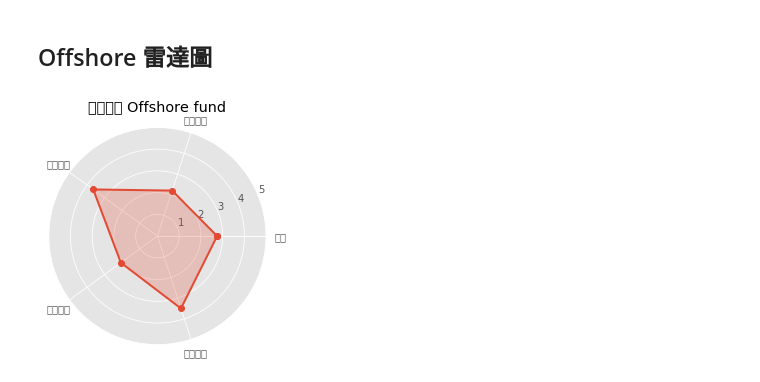
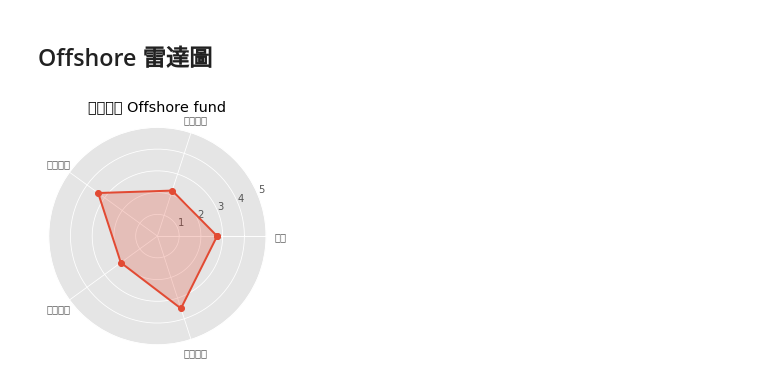
Before and after one commit to hsiehkl/nomurafunds_CRM, a Jupyter notebook: hsiehkl/1227-雷達圖.ipynb, the cells around one changed output. Cells and saved outputs as stored; diff of their text form; code cells hidden in the pictures.

```diff
--- a/hsiehkl/1227-雷達圖.ipynb
+++ b/hsiehkl/1227-雷達圖.ipynb
@@ -685,35 +680,35 @@ NT1
 #### 星座理財排名依序是 金牛、處女、魔羯、天蠍、射手、雙魚、雙子、天秤、牡羊、巨蟹、水瓶、獅子 最會到最不會
 #### 選出現最多次的天秤座
 #### 投資年紀平均數為34.1、中位數為35，取中位數
-values = [2.745, 2.2, 3.54, 2.08, 3.5]
+values = [2.745, 2.2, 3.37, 2.08, 3.5]
 feature = ["年齡", "投資年資", "地區收入", "星座理財", "投資年紀"]
 
 N = len(values)
 # 设置雷达图的角度，用于平分切开一个圆面
 angles=np.linspace(0, 2*np.pi, N, endpoint=False)
 
 # 为了使雷达图一圈封闭起来，需要下面的步骤
 values=np.concatenate((values,[values[0]]))
 angles=np.concatenate((angles,[angles[0]]))
 
 # 绘图
 fig=plt.figure()
 # 这里一定要设置为极坐标格式
 ax = fig.add_subplot(111, polar=True)
 # 绘制折线图
 ax.plot(angles, values, 'o-', linewidth=2)
 # 填充颜色
 ax.fill(angles, values, alpha=0.25)
 # 添加每个特征的标签
 ax.set_thetagrids(angles * 180/np.pi, feature)
 # 设置雷达图的范围
 ax.set_ylim(0,5)
 # 添加标题
 plt.title("國外基金 Offshore fund")
 # 添加网格线
 ax.grid(True)
 # 显示图形
 plt.savefig("Offshorefund.png")
 plt.show()
 # %% [output]
-[figure, old version]
+[figure, new version]
```
Also changed, not shown: parts of 7 cells of this notebook, 1 other file.
